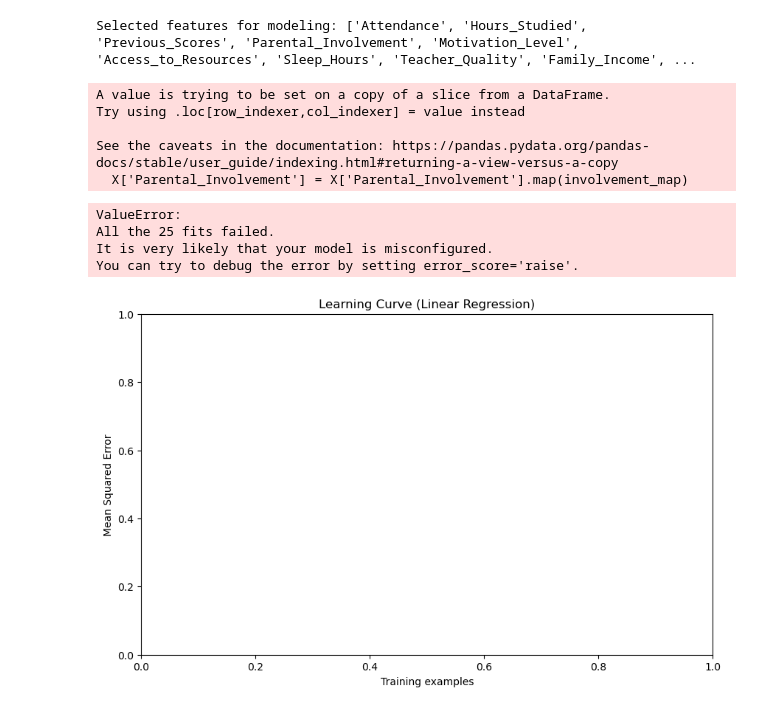
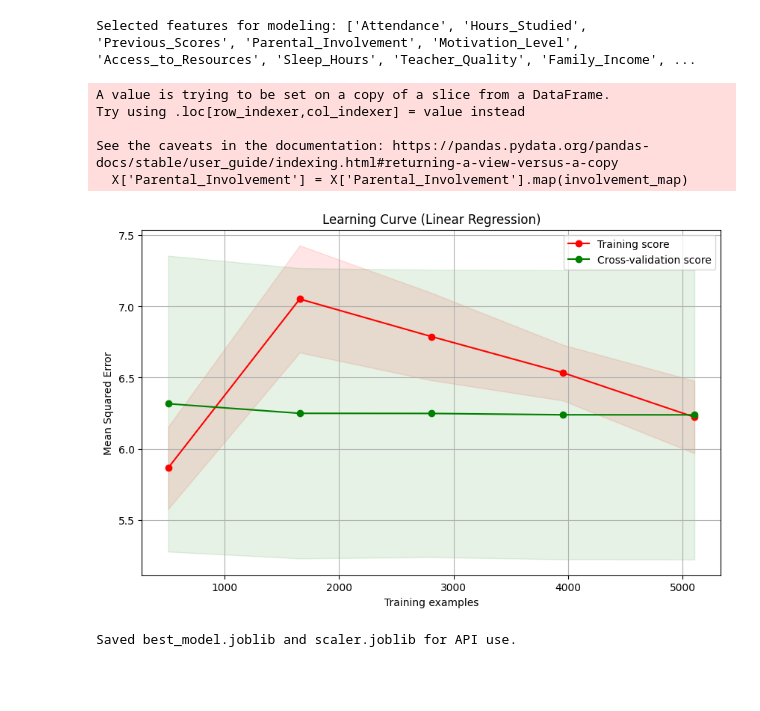
Before and after one commit to IrutingaboRaissa/scorepredictor, a Jupyter notebook: EngageMetrics.ipynb, the cells around one changed output. Saved outputs shown, nothing was run; the diff lists cells and outputs as text; code cells hidden in the pictures; blank space fills up the shorter version.

Commit message:
saved the best model, represented the linear regression model

```diff
--- a/EngageMetrics.ipynb
+++ b/EngageMetrics.ipynb
@@ -224,6 +224,7 @@ import matplotlib.pyplot as plt
 from sklearn.preprocessing import StandardScaler
 import joblib
 from sklearn.linear_model import LinearRegression
+from sklearn.pipeline import make_pipeline
 
 # Prepare data
 X = df[selected_features]
@@ -237,7 +238,7 @@ if 'Parental_Involvement' in X.columns and X['Parental_Involvement'].dtype == 'o
 # Split data
 X_train, X_test, y_train, y_test = train_test_split(X, y, test_size=0.2, random_state=42)
 
-# Standardize features
+# Standardize features for model training and saving scaler
 scaler = StandardScaler()
 X_train_scaled = scaler.fit_transform(X_train)
 X_test_scaled = scaler.transform(X_test)
@@ -246,43 +247,39 @@ X_test_scaled = scaler.transform(X_test)
 joblib.dump(scaler, 'scaler.joblib')
 
 # Define the learning curve plotting function
-
 def plot_learning_curve(estimator, title, X, y, ylim=None, cv=None,
                         n_jobs=None, train_sizes=np.linspace(.1, 1.0, 5)):
     plt.figure(figsize=(10, 6))
     plt.title(title)
     if ylim is not None:
         plt.ylim(*ylim)
     plt.xlabel("Training examples")
     plt.ylabel("Mean Squared Error")
     train_sizes, train_scores, test_scores = learning_curve(
         estimator, X, y, cv=cv, n_jobs=n_jobs, train_sizes=train_sizes,
         scoring='neg_mean_squared_error')
     train_scores_mean = -np.mean(train_scores, axis=1)
     train_scores_std = np.std(train_scores, axis=1)
     test_scores_mean = -np.mean(test_scores, axis=1)
     test_scores_std = np.std(test_scores, axis=1)
     plt.grid()
     plt.fill_between(train_sizes, train_scores_mean - train_scores_std,
                      train_scores_mean + train_scores_std, alpha=0.1, color="r")
     plt.fill_between(train_sizes, test_scores_mean - test_scores_std,
                      test_scores_mean + test_scores_std, alpha=0.1, color="g")
     plt.plot(train_sizes, train_scores_mean, 'o-', color="r", label="Training score")
     plt.plot(train_sizes, test_scores_mean, 'o-', color="g", label="Cross-validation score")
     plt.legend(loc="best")
     plt.show()
 
-# Plot learning curve for Linear Regression
-lr = LinearRegression()
-plot_learning_curve(lr, "Learning Curve (Linear Regression)", X_train_scaled, y_train, cv=5)
+# Plot learning curve for Linear Regression with scaling in pipeline
+from sklearn.impute import SimpleImputer
+lr_pipeline = make_pipeline(SimpleImputer(strategy='mean'), StandardScaler(), LinearRegression())
+plot_learning_curve(lr_pipeline, "Learning Curve (Linear Regression)", X, y, cv=5)
 # %% [output]
 A value is trying to be set on a copy of a slice from a DataFrame.
 Try using .loc[row_indexer,col_indexer] = value instead
 
 See the caveats in the documentation: https://pandas.pydata.org/pandas-docs/stable/user_guide/indexing.html#returning-a-view-versus-a-copy
   X['Parental_Involvement'] = X['Parental_Involvement'].map(involvement_map)
-ValueError:
-All the 25 fits failed.
-It is very likely that your model is misconfigured.
-You can try to debug the error by setting error_score='raise'.
-[figure, old version]
+[figure, new version]
@@ -288,0 +290,15 @@ You can try to debug the error by setting error_score='raise'.
+# %%
+# Train and save the best model for API use
+from sklearn.ensemble import RandomForestRegressor
+import joblib
+
+# Train a Random Forest model (or replace with your preferred model)
+best_model = RandomForestRegressor(n_estimators=100, random_state=42)
+best_model.fit(X_train_scaled, y_train)
+
+# Save the trained model
+joblib.dump(best_model, 'best_model.joblib')
+
+print('Saved best_model.joblib and scaler.joblib for API use.')
+# %% [output]
+Saved best_model.joblib and scaler.joblib for API use.
```
Also changed, not shown: parts of 1 cell of this notebook, 4 other files.
